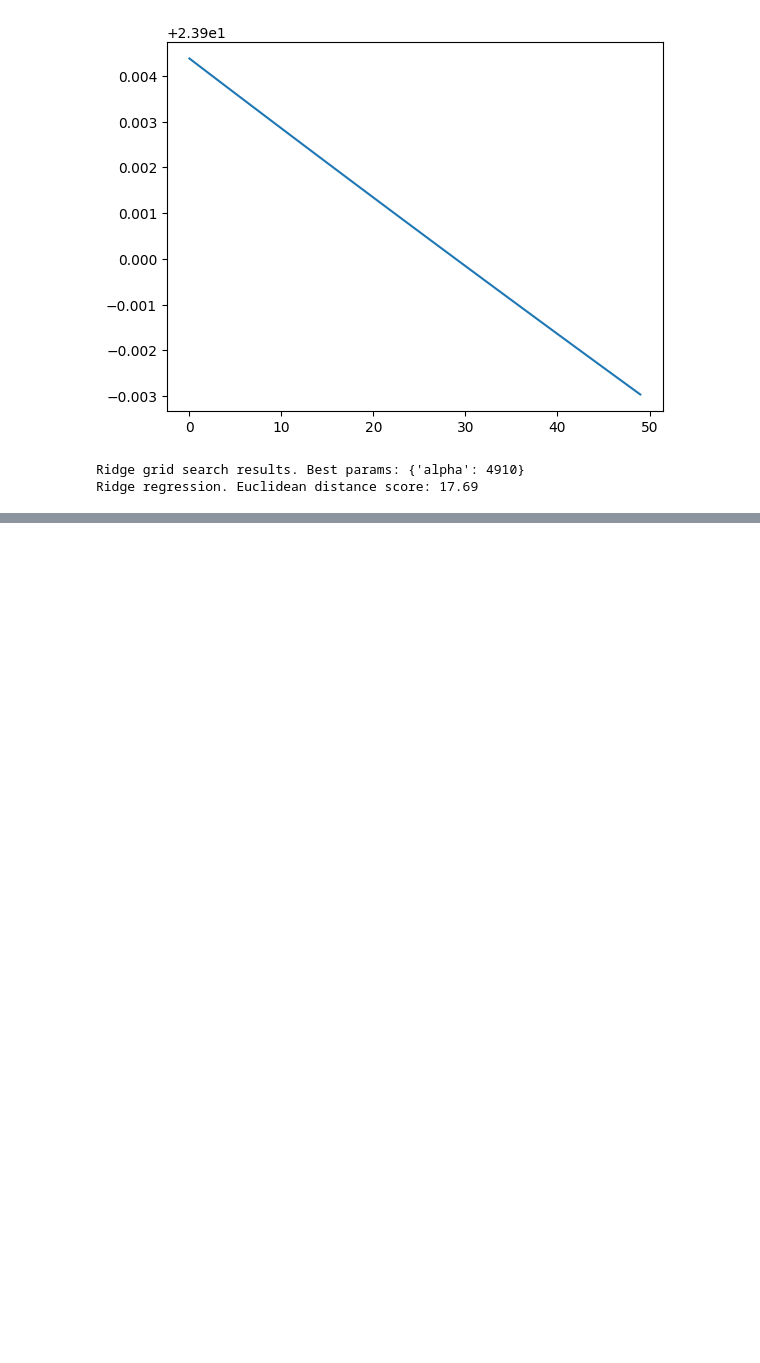
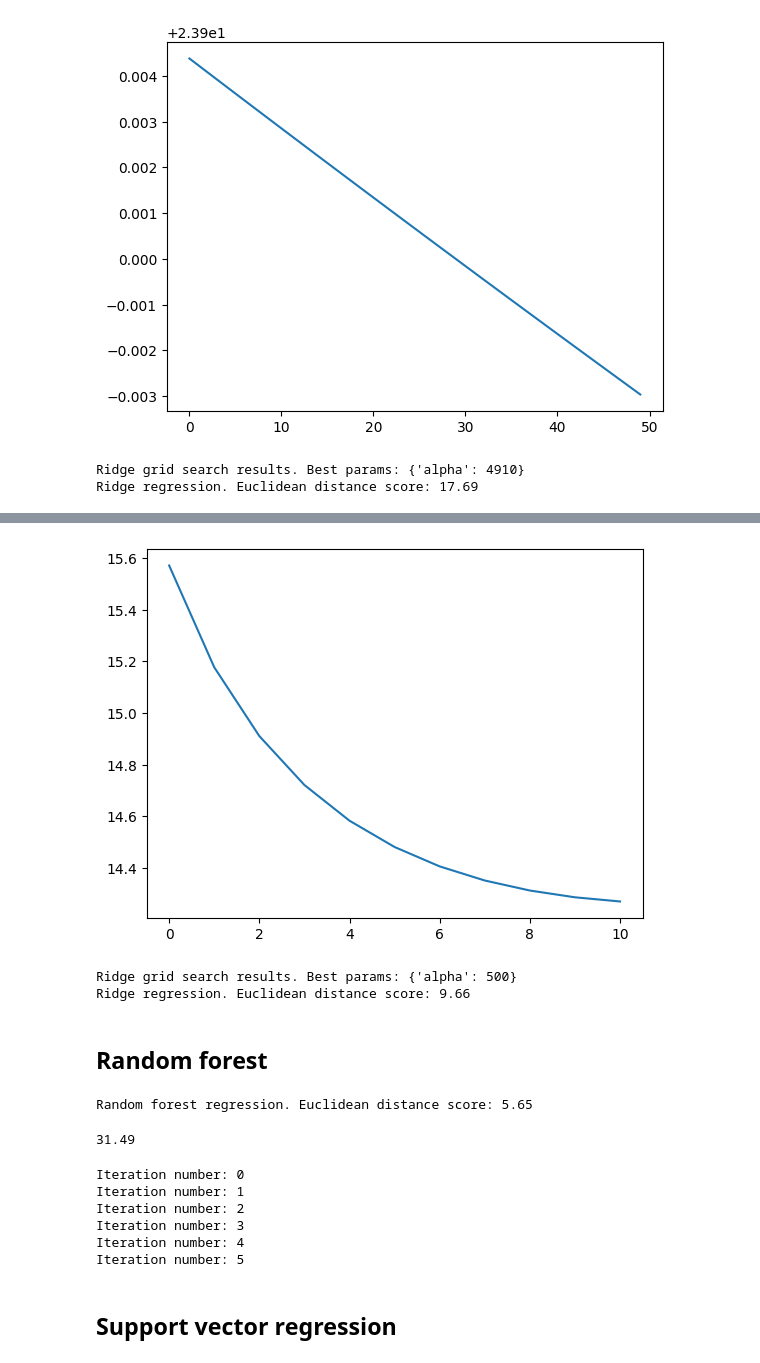
Before and after one commit to marcomag416/dslWinterProject, a Jupyter notebook: dslWinterProject.ipynb, the cells around one changed output, grey strips where cells are left out. Saved outputs shown, nothing was run; the diff lists cells and outputs as text; code cells hidden in the pictures; blank space fills up the shorter version.

```diff
--- a/dslWinterProject.ipynb
+++ b/dslWinterProject.ipynb
@@ -178,3 +273,73 @@ Ridge regression. Euclidean distance score: 17.69
+# %%
+#Ridge regression
+params = {
+    "alpha": np.arange(100, 501, 40)
+}
+scores = []
+for config in ParameterGrid(params):
+    reg = Ridge(random_state=rs, **config)
+    scores.append(cross_val_score(reg, X_train_pl, Y_train, cv=5, scoring=euc_dist_scorer).mean())
+plt.plot(scores)
+plt.show()
+best_params = list(ParameterGrid(params))[np.argmin(scores)]
+print(f"Ridge grid search results. Best params: {best_params}")
+
+#evaluate on best params
+ridgeReg = Ridge(random_state=rs, **best_params)
+ridgeReg.fit(X_train_pl, Y_train)
+Y_pred = ridgeReg.predict(X_test_pl)
+print(f"Ridge regression. Euclidean distance score: %.2f "%euc_dist(Y_test, Y_pred))
+# %% [output]
+[figure, added]
+Ridge grid search results. Best params: {'alpha': 500}
+Ridge regression. Euclidean distance score: 9.66
+# %% [markdown]
+## Random forest
+# %%
+RFReg = RandomForestRegressor(random_state=rs, max_samples=0.4, n_jobs=-1)
+RFReg.fit(X_train_red, Y_train)
+Y_pred = RFReg.predict(X_test_red)
+print(f"Random forest regression. Euclidean distance score: %.2f "%euc_dist(Y_test, Y_pred))
+# %% [output]
+Random forest regression. Euclidean distance score: 5.65
+# %%
+display(np.array([est.tree_.max_depth for est in RFReg.estimators_]).mean())
+# %% [output]
+31.49
+# %%
+#Random forest regression
+params = {
+    "n_estimators": [100],
+    "max_features": ["log2", "sqrt", None],
+    "max_samples" : [0.4],
+    "max_depth": [22, 25, 28, None]
+}
+scores = []
+iter=0
+for config in ParameterGrid(params):
+    print(f"Iteration number: {iter}")
+    iter += 1
+    reg = RandomForestRegressor(random_state=rs, n_jobs=-1, **config)
+    scores.append(cross_val_score(reg, X_train_red, Y_train, cv=3, scoring=euc_dist_scorer).mean())
+plt.plot(scores)
+plt.show()
+best_params = list(ParameterGrid(params))[np.argmin(scores)]
+print(f"Random forest grid search results. Best params: {best_params}")
+
+#evaluate on best params
+RFReg = RandomForestRegressor(random_state=rs, n_jobs=-1, **best_params)
+RFReg.fit(X_train_red, Y_train)
+Y_pred = RFReg.predict(X_test_red)
+print(f"Random forest regression. Euclidean distance score: %.2f "%euc_dist(Y_test, Y_pred))
+# %% [output]
+Iteration number: 0
+Iteration number: 1
+Iteration number: 2
+Iteration number: 3
+Iteration number: 4
+Iteration number: 5
+# %% [markdown]
+## Support vector regression
 # %%
 #support vector regression
 st_scaler = StandardScaler()
```
Also changed, not shown: parts of 15 cells of this notebook, 3 other files.
